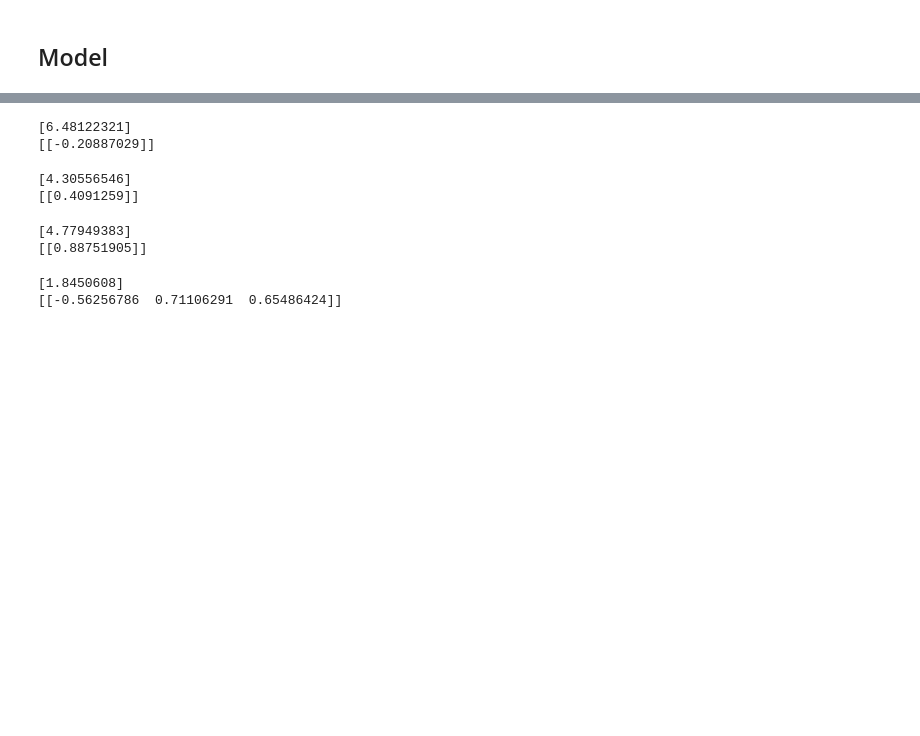
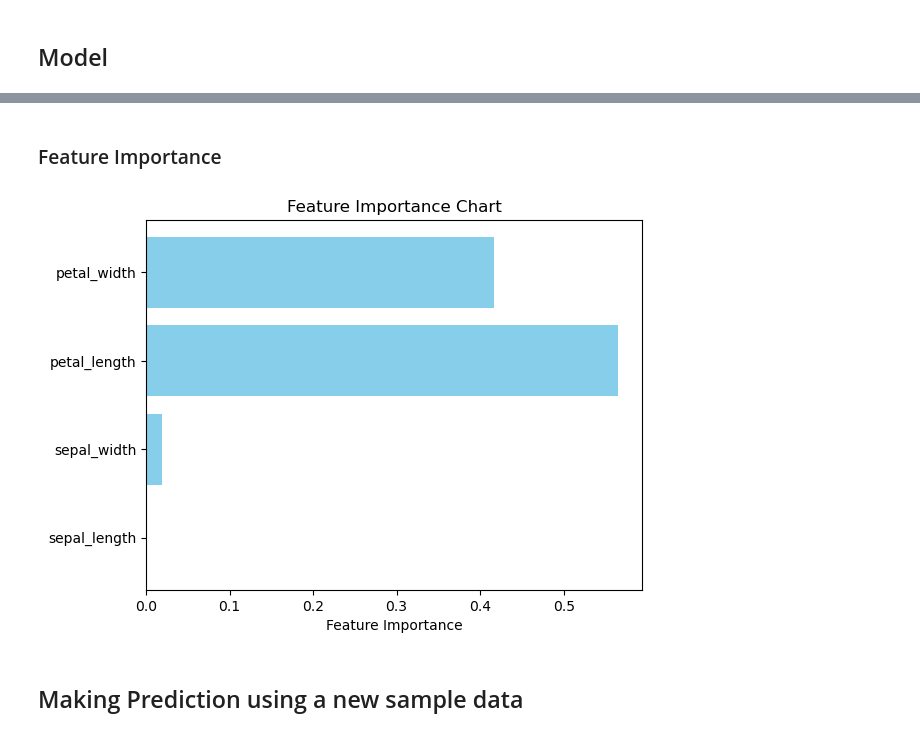
Before and after one commit to SreeVatt/Orinson_Internship, a Jupyter notebook: Task 1/Task 1.ipynb, the cells around one changed output, grey strips where cells are left out. Saved outputs shown, nothing was run; the diff lists cells and outputs as text; code cells hidden in the pictures; blank space fills up the shorter version.

```diff
--- a/Task 1/Task 1.ipynb
+++ b/Task 1/Task 1.ipynb
@@ -180,3 +182,8 @@ plt.show()
 [figure]
 # %% [markdown]
 ## Model
+# %%
+features = ['sepal_length', 'sepal_width', 'petal_length', 'petal_width']
+X = data[features]
+y = data['species']
+X_train,X_test,y_train,y_test = train_test_split(X,y, test_size = 0.20)
@@ -210,49 +249,15 @@ data.corr()
+# %% [markdown]
+### Feature Importance
 # %%
-input_cols = ['sepal_width']
-output_variable = ['sepal_length']
-X = data[input_cols]
-Y = data[output_variable]
-linreg = LinearRegression()
-linreg.fit(X,Y)
-print (linreg.intercept_)
-print (linreg.coef_)
+importances = model.feature_importances_
+plt.barh(features, importances, color='skyblue')
+plt.xlabel('Feature Importance')
+plt.title('Feature Importance Chart')
+plt.show()
 # %% [output]
-[6.48122321]
-[[-0.20887029]]
+[figure, added]
+# %% [markdown]
+## Making Prediction using a new sample data
 # %%
-input_cols = ['petal_length']
-output_variable = ['sepal_length']
-X = data[input_cols]
-Y = data[output_variable]
-
-linreg = LinearRegression()
-linreg.fit(X,Y)
-print (linreg.intercept_)
-print (linreg.coef_)
+new_sample = [[5.1, 3.5, 1.4, 0.2]]
+scaled_sample = scaler.transform(new_sample)
-# %% [output]
-[4.30556546]
-[[0.4091259]]
-# %%
-input_cols = ['petal_width']
-output_variable = ['sepal_length']
-X =data[input_cols]
-Y = data[output_variable]
-linreg = LinearRegression()
-linreg.fit(X,Y)
-print (linreg.intercept_)
-print (linreg.coef_)
-# %% [output]
-[4.77949383]
-[[0.88751905]]
-# %%
-input_cols = ['petal_width','petal_length','sepal_width']
-output_variable = ['sepal_length']
-X =data[input_cols]
-Y = data[output_variable]
-linreg = LinearRegression()
-linreg.fit(X,Y)
-print (linreg.intercept_)
-print (linreg.coef_)
-# %% [output]
-[1.8450608]
-[[-0.56256786  0.71106291  0.65486424]]
```
Also changed, not shown: parts of 15 cells of this notebook.
